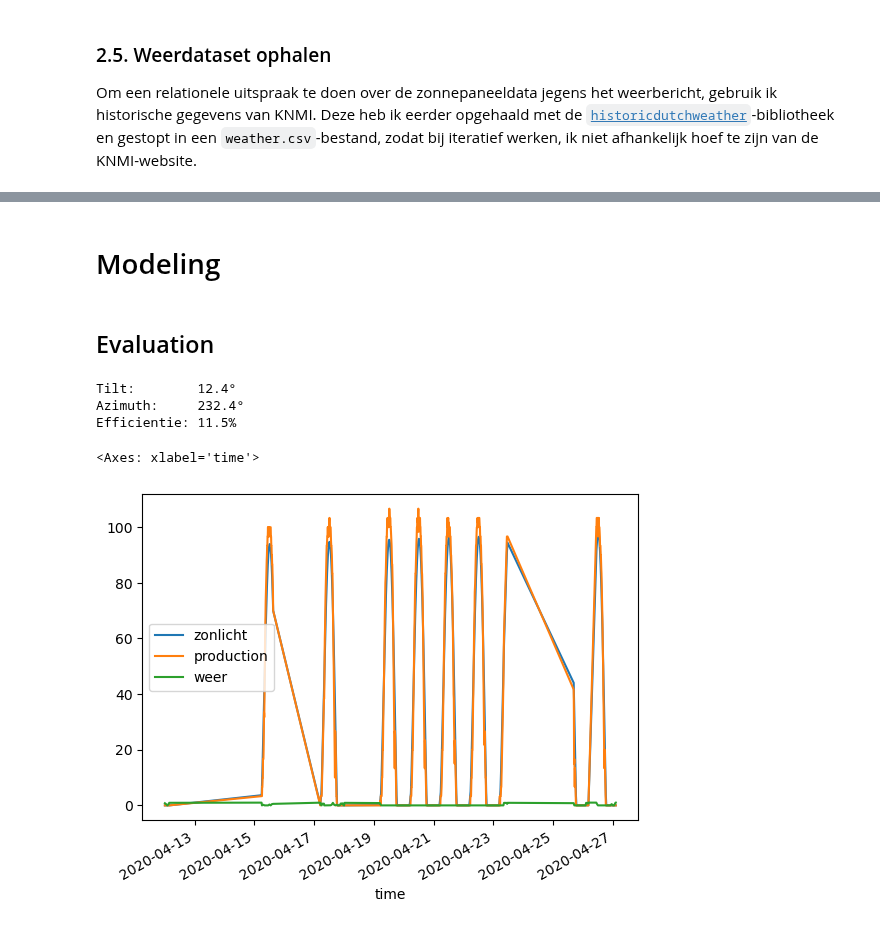
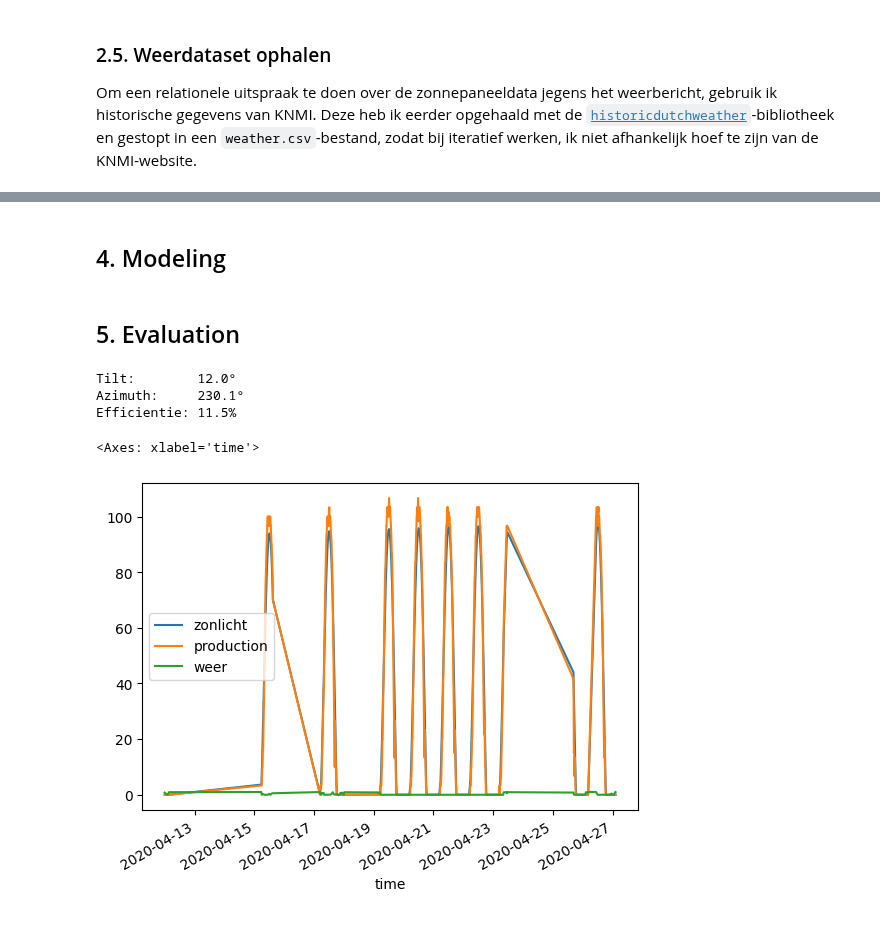
Before and after one commit to usadson/machine-learning, a Jupyter notebook: Thema 1/Huiswerk/huiswerkopgave optimalisatie/Studentenversie Tristan Gerritsen.ipynb, the cells around one changed output, grey strips where cells are left out. Cells and saved outputs as stored; diff of their text form; code cells hidden in the pictures.

```diff
--- a/Thema 1/Huiswerk/huiswerkopgave optimalisatie/Studentenversie Tristan Gerritsen.ipynb
+++ b/Thema 1/Huiswerk/huiswerkopgave optimalisatie/Studentenversie Tristan Gerritsen.ipynb
@@ -176,0 +255,5 @@ time
+# %%
+RESAMPLING_INTERVAL = '10min'
+
+df_production_resampled = df_production.copy().resample(RESAMPLING_INTERVAL).median().interpolate()
+df_production_resampled
@@ -176,0 +275,3 @@ time
+# %%
+df_weather_resampled = df_weather.copy().resample(RESAMPLING_INTERVAL).median().interpolate()
+df_weather_resampled
@@ -229,0 +335,8 @@ time
+# %%
+MAX_BEWOLKINGSGRAAD = 1
+
+df_zonnig = df_merged.loc[df_merged['weer'] < MAX_BEWOLKINGSGRAAD]
+
+print(f"We houden nu nog {round(len(df_zonnig) / len(df_merged) * 100)}% over")
+
+df_zonnig
@@ -230,5 +359,5 @@ time
 # %% [markdown]
-# Modeling
+## 4. Modeling
 # %%
 # Gegeven:
 def model_zonnestraling(tilt:float, azimuth:float, tijdsreeks:pd.core.indexes.datetimes.DatetimeIndex, lat:float, lon:float) -> pd.DataFrame:
@@ -278,26 +404,30 @@ efficientie = 0.2
 lat = 52.512791
 lon = 6.091540
 
+tilt = 35
+azimuth = 180
+efficientie = 0.2
+
 result = minimize(loss, (tilt, azimuth, efficientie), (df_zonnig, lat, lon)) # Aanvullen
-x = result['x']
+(tilt, azimuth, efficientie) = result['x']
 # %% [markdown]
-## Evaluation
+## 5. Evaluation
 # %%
-print("Tilt:        {0:.1f}°".format(x[0]))
-print("Azimuth:     {0:.1f}°".format(x[1]))
-print("Efficientie: {0:.1f}%".format(x[2]*100))
+print("Tilt:        {0:.1f}°".format(tilt))
+print("Azimuth:     {0:.1f}°".format(azimuth))
+print("Efficientie: {0:.1f}%".format(efficientie * 100))
 # %% [output]
-Tilt:        12.4°
-Azimuth:     232.4°
+Tilt:        12.0°
+Azimuth:     230.1°
 Efficientie: 11.5%
 # %%
-df_model = model_paneel(x[0], x[1], x[2], df_zonnig.index, lat, lon)
+df_model = model_paneel(tilt, azimuth, efficientie, df_zonnig.index, lat, lon)
 df_model['production'] = df_zonnig['production']
 df_model['weer'] = df_zonnig['weer']
 
 df_model = df_model.loc['2020-04-01':'2020-04-30']
 
 df_model.plot()
 # %% [output]
 <Axes: xlabel='time'>
-[figure, old version]
+[figure, new version]
```
Also changed, not shown: parts of 38 cells of this notebook, 3 other files.
